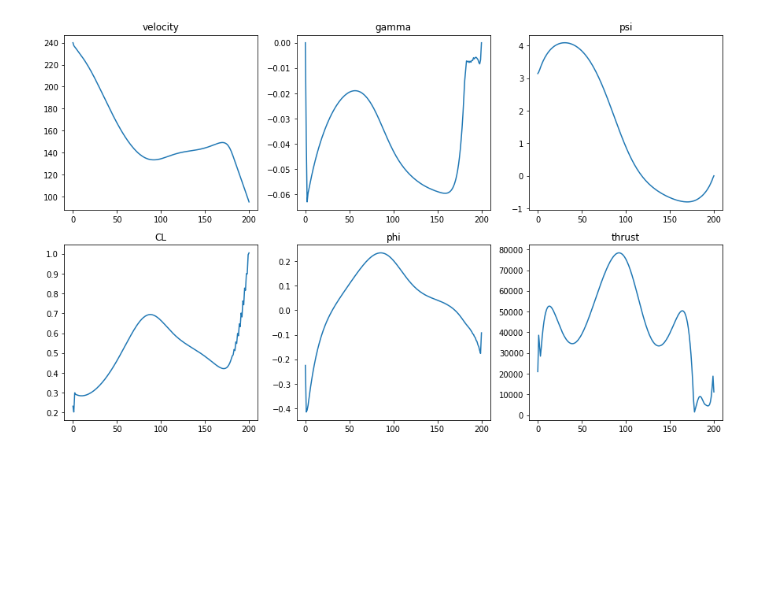
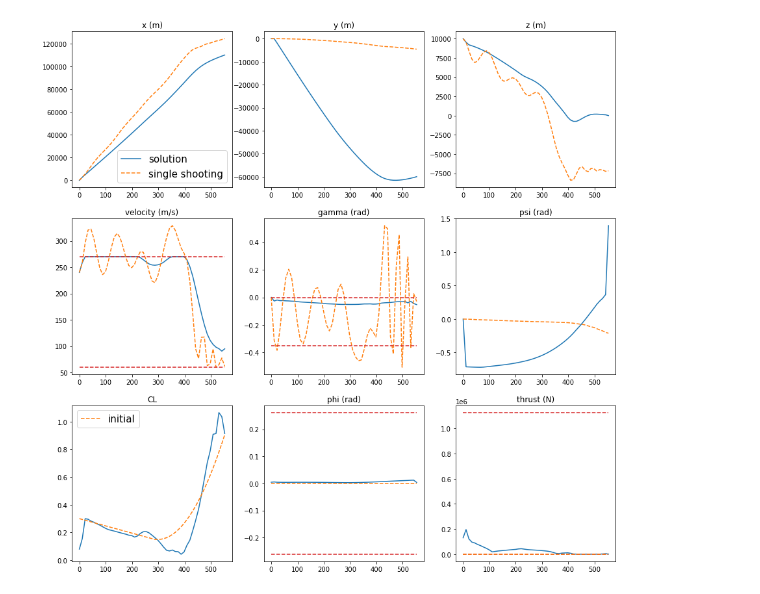
Before and after one commit to taewankim1/sequential_convex_programming, a Jupyter notebook: notebooks/test_aircraft_landing_tffree.ipynb, the cells around one changed output. Cells and saved outputs as stored; diff of their text form; code cells hidden in the pictures; blank space fills up the shorter version.

```diff
--- a/notebooks/test_aircraft_landing_tffree.ipynb
+++ b/notebooks/test_aircraft_landing_tffree.ipynb
@@ -28,19 +28,19 @@ from Scaling import TrajectoryScaling
 # %%
 ix = 6
 iu = 3
-tf = 800
-N = 200
+tf = 600
+N = 50
 delT = tf/N
-max_iter = 10
+max_iter = 50
 # %%
-myModel = Aircraft3dofModel.Aircraft3dof('Hello',ix,iu,linearization="numeric_central")
+myModel = Aircraft3dofModel.Aircraft3dof('Hello',ix,iu,linearization="analytic")
 myCost = FinaltimeFreeCost.Finaltime('Hello',ix,iu,N)
 myConst = Aircraft3dofConstraints.Aircraft3dof('Hello',ix,iu)
 
 x_min = np.zeros(ix)
-x_max = np.array([120*1e3,40*1e3,5000,270,np.deg2rad(20),np.pi])
+x_max = np.array([110*1e3,60*1e3,10*1e3,240,np.deg2rad(20),np.pi/2])
 u_min = np.array([0,0,0])
-u_max = np.array([1,np.deg2rad(30),1126.3 * 1e3])
+u_max = np.array([1.52,np.deg2rad(15),1126.3 * 1e3])
 
 myScaling = TrajectoryScaling(x_min,x_max,u_min,u_max,tf)
 # %%
@@ -57,5 +66,6 @@ u0[:,2] = 0.0
 # %%
-i1 = Scvx_tf_free('unicycle',N,tf,max_iter,myModel,myCost,myConst,myScaling,
-          type_discretization='foh',w_c=1e-5,w_vc=1e3,w_tr=1e2,tol_vc=1e-6,tol_tr=1e-4,tol_bc=1,flag_policyopt=False)
-x,u,xbar,ubar,tfbar,total_num_iter,flag_boundary,l,l_vc,l_tr = i1.run(x0,u0,xi,xf)
+# w_tr for time is 1
+i1 = Scvx_tf_free('aircraft',N,tf,max_iter,myModel,myCost,myConst,myScaling,
+          type_discretization='foh',w_c=1.0,w_vc=1,w_tr=1e1,tol_vc=1e-6,tol_tr=1e-6,tol_bc=1,flag_policyopt=False)
+x,u,xbar,ubar,tfbar,total_num_iter,flag_boundary,l,l_vc,l_tr,x_traj,u_traj = i1.run(x0,u0,xi,xf)
 # %% [output]
@@ -105,26 +128,59 @@ plt.legend()
 # %%
-plt.figure(figsize=(15,9))
-plt.subplot(231)
-plt.plot(xbar[:,3])
-plt.title('velocity')
+t_index = np.array([i for i in range(N+1)]) / N * tfbar
+plt.figure(figsize=(15,15))
+plt.subplot(331)
+plt.plot(t_index,xbar[:,0],label='solution')
+plt.plot(t_index,x[:,0],'--',label='single shooting')
+plt.legend(fontsize=15)
+plt.title('x (m)')
 
-plt.subplot(232)
-plt.plot(xbar[:,4])
-plt.title('gamma')
+plt.subplot(332)
+plt.plot(t_index,xbar[:,1])
+plt.plot(t_index,x[:,1],'--')
+plt.title('y (m)')
 
-plt.subplot(233)
-plt.plot(xbar[:,5])
-plt.title('psi')
+plt.subplot(333)
+plt.plot(t_index,xbar[:,2])
+plt.plot(t_index,x[:,2],'--')
+plt.title('z (m)')
 
-plt.subplot(234)
-plt.plot(ubar[:,0])
+
+plt.subplot(334)
+plt.plot(t_index,xbar[:,3])
+plt.plot(t_index,x[:,3],'--')
+plt.plot(t_index,ubar[:,2]*0 + myConst.v_max,'--',color='tab:red')
+plt.plot(t_index,ubar[:,2]*0 + myConst.v_min,'--',color='tab:red')
+plt.title('velocity (m/s)')
+
+plt.subplot(335)
+plt.plot(t_index,xbar[:,4])
+plt.plot(t_index,x[:,4],'--')
+plt.plot(t_index,ubar[:,2]*0 + myConst.gamma_max,'--',color='tab:red')
+plt.plot(t_index,ubar[:,2]*0 + myConst.gamma_min,'--',color='tab:red')
+plt.title('gamma (rad)')
+
+plt.subplot(336)
+plt.plot(t_index,xbar[:,5])
+plt.plot(t_index,x[:,5],'--')
+plt.title('psi (rad)')
+
+plt.subplot(337)
+plt.plot(t_index,ubar[:,0])
+# plt.plot(t_index,ubar[:,2]*0 + myConst.CL_max,'--',color='tab:red')
+# plt.plot(t_index,ubar[:,2]*0 + myConst.CL_min,'--',color='tab:red')
 plt.title('CL')
-
-plt.subplot(235)
-plt.plot(ubar[:,1])
-plt.title('phi')
-
-plt.subplot(236)
-plt.plot(ubar[:,2])
-plt.title('thrust')
+plt.plot(t_index,u0[:,0],'--',label='initial')
+plt.legend(fontsize=15)
+plt.subplot(338)
+plt.plot(t_index,ubar[:,1])
+plt.plot(t_index,ubar[:,2]*0 + myConst.phi_max,'--',color='tab:red')
+plt.plot(t_index,ubar[:,2]*0 + myConst.phi_min,'--',color='tab:red')
+plt.title('phi (rad)')
+plt.plot(t_index,u0[:,1],'--',label='initial')
+plt.subplot(339)
+plt.plot(t_index,ubar[:,2])
+plt.plot(t_index,ubar[:,2]*0 + myConst.T_max,'--',color='tab:red')
+plt.plot(t_index,ubar[:,2]*0 + myConst.T_min,'--',color='tab:red')
+plt.title('thrust (N)')
+plt.plot(t_index,u0[:,2],'--',label='initial')
 # %% [output]
@@ -132 +188 @@ Text(0.5, 1.0, 'thrust')
-[figure, old version]
+[figure, new version]
```
Also changed, not shown: parts of 11 cells of this notebook, 32 other files.
